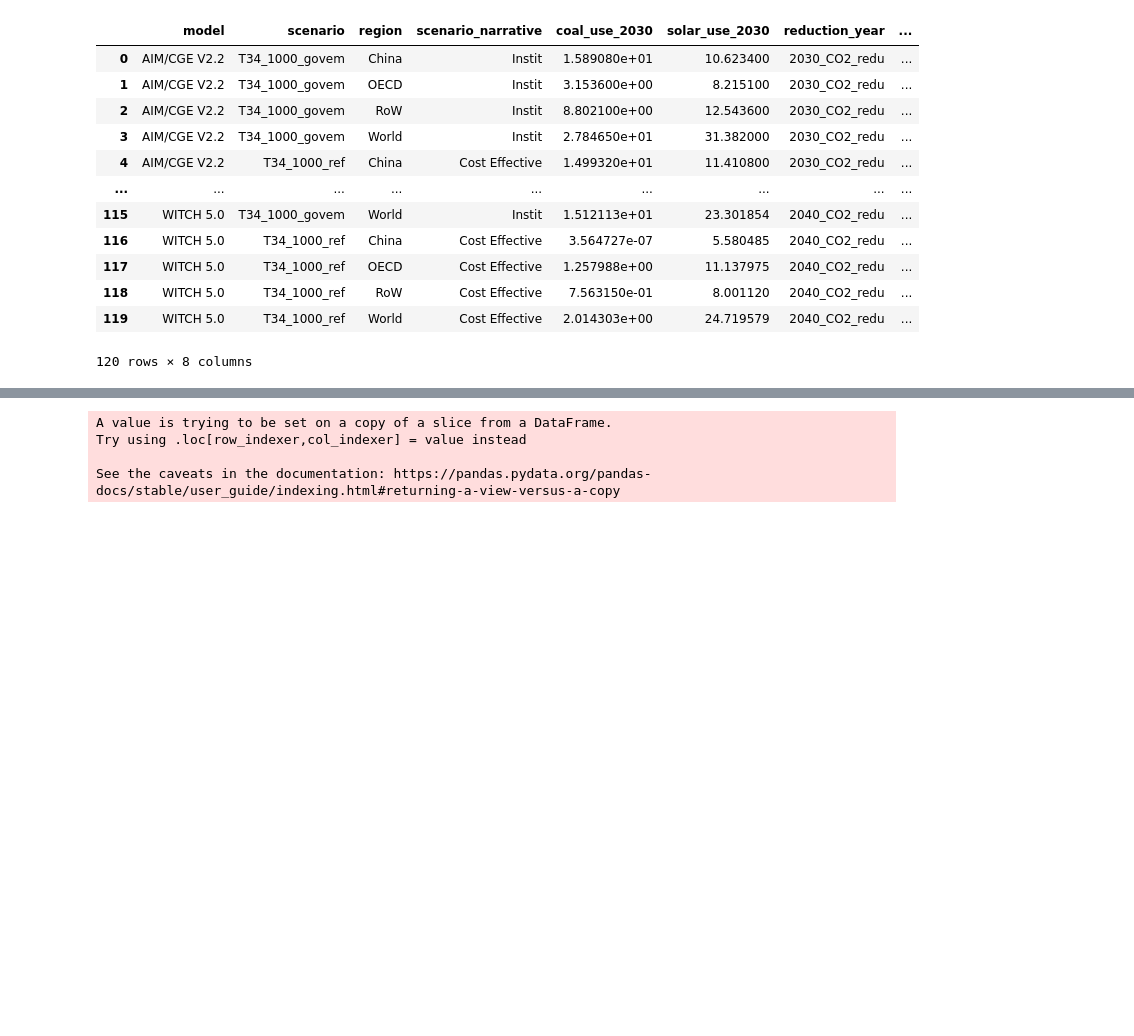
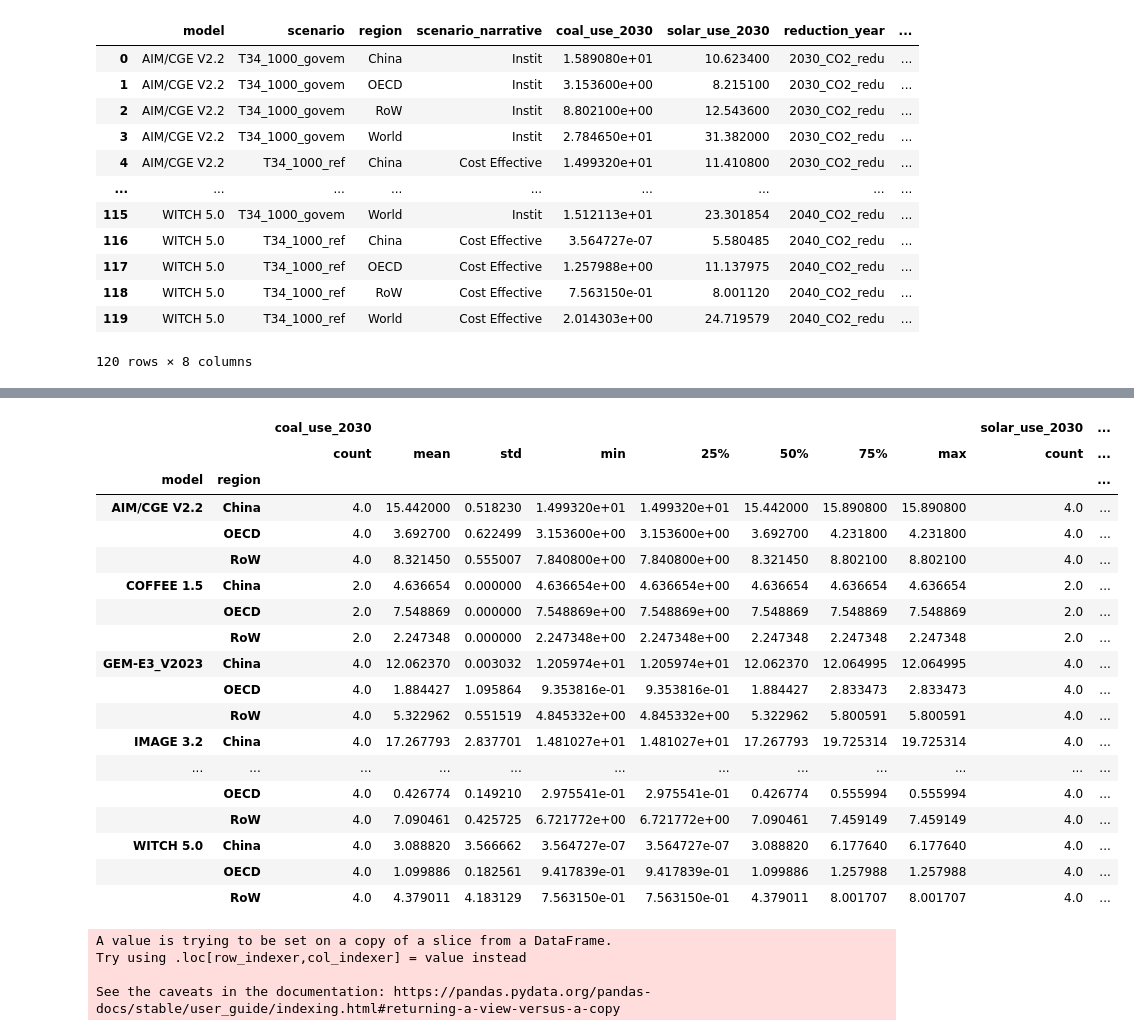
Before and after one commit to zyankarli/Feasibility_Tool, a Jupyter notebook: Tryout_Book.ipynb, the cells around one changed output, grey strips where cells are left out. Drawn from its saved outputs; the diff is of its cells as text; code cells hidden in the pictures; blank space fills up the shorter version.

```diff
--- a/Tryout_Book.ipynb
+++ b/Tryout_Book.ipynb
@@ -522,3 +645,26 @@ fig1
+# %%
+#Finding good slider values
+to_plot_df[to_plot_df["region"] != "World"].groupby(['model', 'region'])[["coal_use_2030","solar_use_2030"]].describe()
+# %% [output]
+|  |  | coal_use_2030 |  |  |  |  |  |  |  | solar_use_2030 | ... |
+|  |  | count | mean | std | min | 25% | 50% | 75% | max | count | ... |
+| model | region |  |  |  |  |  |  |  |  |  | ... |
+| AIM/CGE V2.2 | China | 4.0 | 15.442000 | 0.518230 | 1.499320e+01 | 1.499320e+01 | 15.442000 | 15.890800 | 15.890800 | 4.0 | ... |
+|  | OECD | 4.0 | 3.692700 | 0.622499 | 3.153600e+00 | 3.153600e+00 | 3.692700 | 4.231800 | 4.231800 | 4.0 | ... |
+|  | RoW | 4.0 | 8.321450 | 0.555007 | 7.840800e+00 | 7.840800e+00 | 8.321450 | 8.802100 | 8.802100 | 4.0 | ... |
+| COFFEE 1.5 | China | 2.0 | 4.636654 | 0.000000 | 4.636654e+00 | 4.636654e+00 | 4.636654 | 4.636654 | 4.636654 | 2.0 | ... |
+|  | OECD | 2.0 | 7.548869 | 0.000000 | 7.548869e+00 | 7.548869e+00 | 7.548869 | 7.548869 | 7.548869 | 2.0 | ... |
+|  | RoW | 2.0 | 2.247348 | 0.000000 | 2.247348e+00 | 2.247348e+00 | 2.247348 | 2.247348 | 2.247348 | 2.0 | ... |
+| GEM-E3_V2023 | China | 4.0 | 12.062370 | 0.003032 | 1.205974e+01 | 1.205974e+01 | 12.062370 | 12.064995 | 12.064995 | 4.0 | ... |
+|  | OECD | 4.0 | 1.884427 | 1.095864 | 9.353816e-01 | 9.353816e-01 | 1.884427 | 2.833473 | 2.833473 | 4.0 | ... |
+|  | RoW | 4.0 | 5.322962 | 0.551519 | 4.845332e+00 | 4.845332e+00 | 5.322962 | 5.800591 | 5.800591 | 4.0 | ... |
+| IMAGE 3.2 | China | 4.0 | 17.267793 | 2.837701 | 1.481027e+01 | 1.481027e+01 | 17.267793 | 19.725314 | 19.725314 | 4.0 | ... |
+| ... | ... | ... | ... | ... | ... | ... | ... | ... | ... | ... | ... |
+|  | OECD | 4.0 | 0.426774 | 0.149210 | 2.975541e-01 | 2.975541e-01 | 0.426774 | 0.555994 | 0.555994 | 4.0 | ... |
+|  | RoW | 4.0 | 7.090461 | 0.425725 | 6.721772e+00 | 6.721772e+00 | 7.090461 | 7.459149 | 7.459149 | 4.0 | ... |
+| WITCH 5.0 | China | 4.0 | 3.088820 | 3.566662 | 3.564727e-07 | 3.564727e-07 | 3.088820 | 6.177640 | 6.177640 | 4.0 | ... |
+|  | OECD | 4.0 | 1.099886 | 0.182561 | 9.417839e-01 | 9.417839e-01 | 1.099886 | 1.257988 | 1.257988 | 4.0 | ... |
+|  | RoW | 4.0 | 4.379011 | 4.183129 | 7.563150e-01 | 7.563150e-01 | 4.379011 | 8.001707 | 8.001707 | 4.0 | ... |
 # %%
 fig = go.Figure()
 
```
Also changed, not shown: parts of 7 cells of this notebook, 1 other file.
